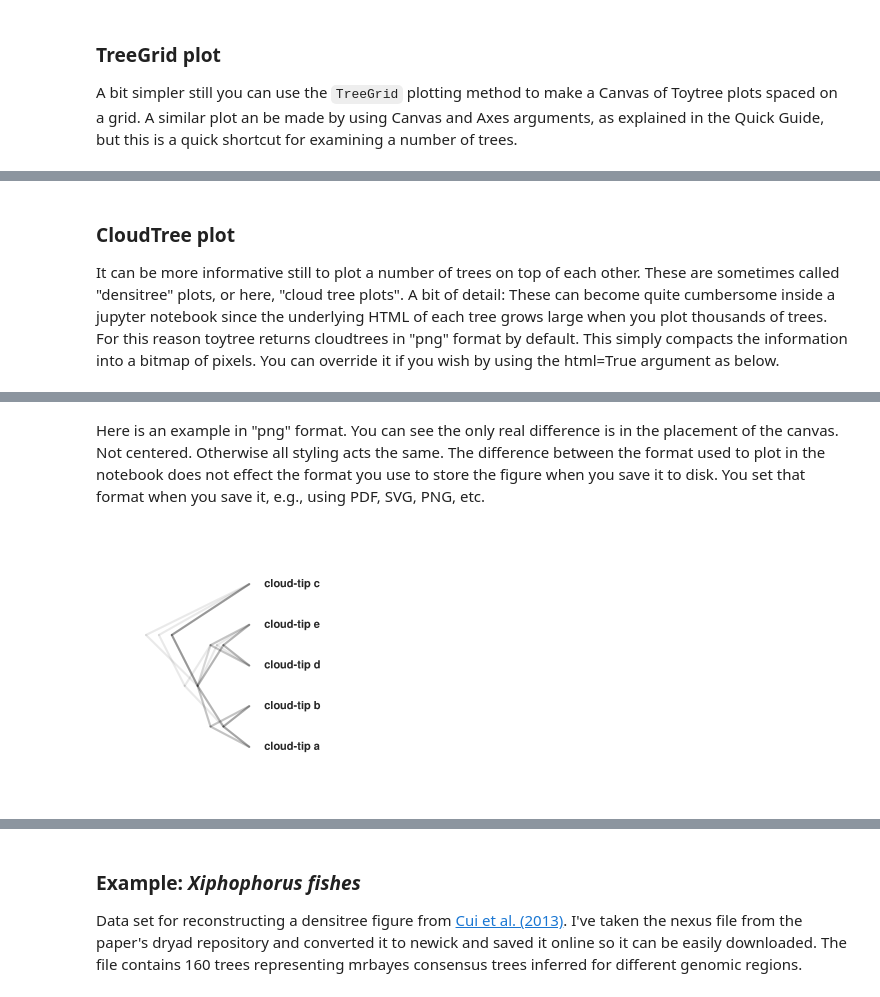
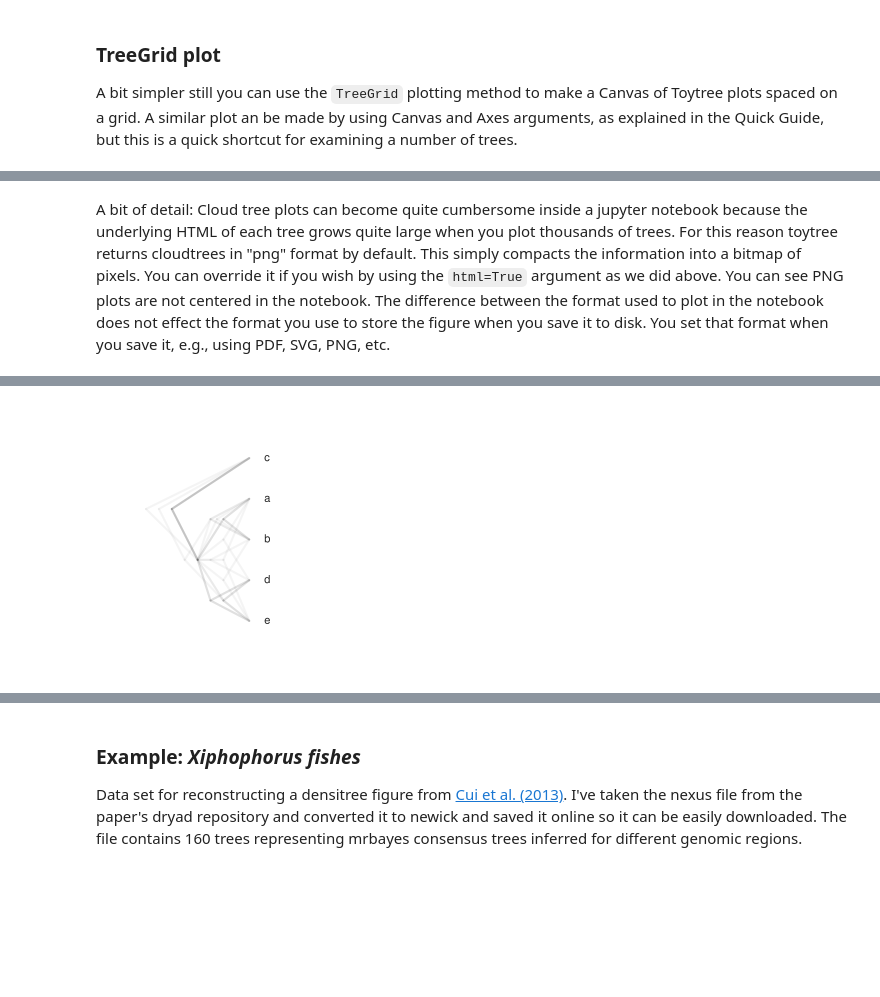
Before and after one commit to eaton-lab/toytree, a Jupyter notebook: docs/7-multitrees.ipynb, the cells around one changed output, grey strips where cells are left out. Drawn from its saved outputs; the diff is of its cells as text; code cells hidden in the pictures; blank space fills up the shorter version.

```diff
--- a/docs/7-multitrees.ipynb
+++ b/docs/7-multitrees.ipynb
@@ -108,12 +117,6 @@ mtre1.draw_tree_grid(
 # %% [markdown]
-### CloudTree plot
-It can be more informative still to plot a number of trees on top of each other. These are sometimes called "densitree" plots, or here, "cloud tree plots". A bit of detail: These can become quite cumbersome inside a jupyter notebook since the underlying HTML of each tree grows large when you plot thousands of trees. For this reason toytree returns cloudtrees in "png" format by default. This simply compacts the information into a bitmap of pixels. You can override it if you wish by using the html=True argument as below.
+A bit of detail: Cloud tree plots can become quite cumbersome inside a jupyter notebook because the underlying HTML of each tree grows quite large when you plot thousands of trees. For this reason toytree returns cloudtrees in "png" format by default. This simply compacts the information into a bitmap of pixels. You can override it if you wish by using the `html=True` argument as we did above. You can see PNG plots are not centered in the notebook. The difference between the format used to plot in the notebook does not effect the format you use to store the figure when you save it to disk. You set that format when you save it, e.g., using PDF, SVG, PNG, etc.
 # %%
 # draw cloud tree (here with some extra styling)
-mtre0.draw_cloud_tree(
-    orient='right',
-    width=300,
-    html=True,
-    tip_labels=['<b>cloud-tip {}</b>'.format(i) for i in mtre0.get_tip_labels()],
-);
+mtre0.draw_cloud_tree();
 # %% [output]
@@ -121,10 +123 @@ mtre0.draw_cloud_tree(
+[figure, added]
-# %% [markdown]
-Here is an example in "png" format. You can see the only real difference is in the placement of the canvas. Not centered. Otherwise all styling acts the same. The difference between the format used to plot in the notebook does not effect the format you use to store the figure when you save it to disk. You set that format when you save it, e.g., using PDF, SVG, PNG, etc.
-# %%
-# draw cloud tree in PNG form can display all the same styling
-c, a = mtre0.draw_cloud_tree(
-    width=300,
-    tip_labels=['<b>cloud-tip {}</b>'.format(i) for i in mtre0.get_tip_labels()],
-)
-# %% [output]
-[figure, removed]
```
Also changed, not shown: parts of 27 cells of this notebook, 5 other files.
